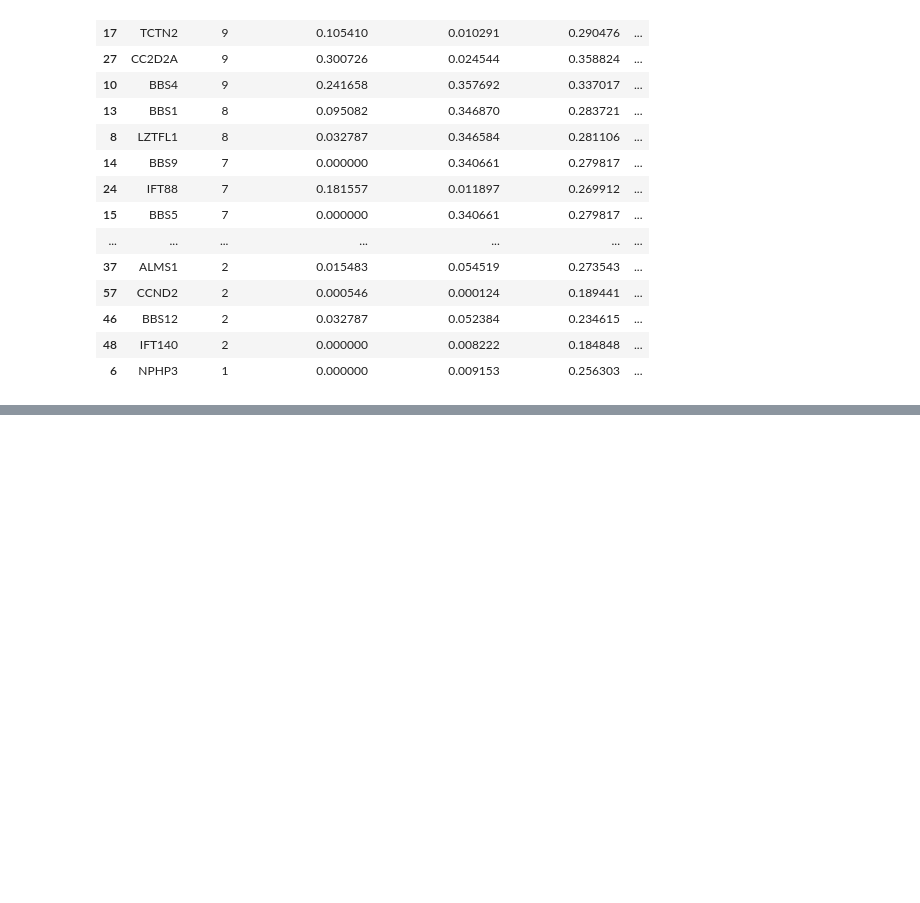
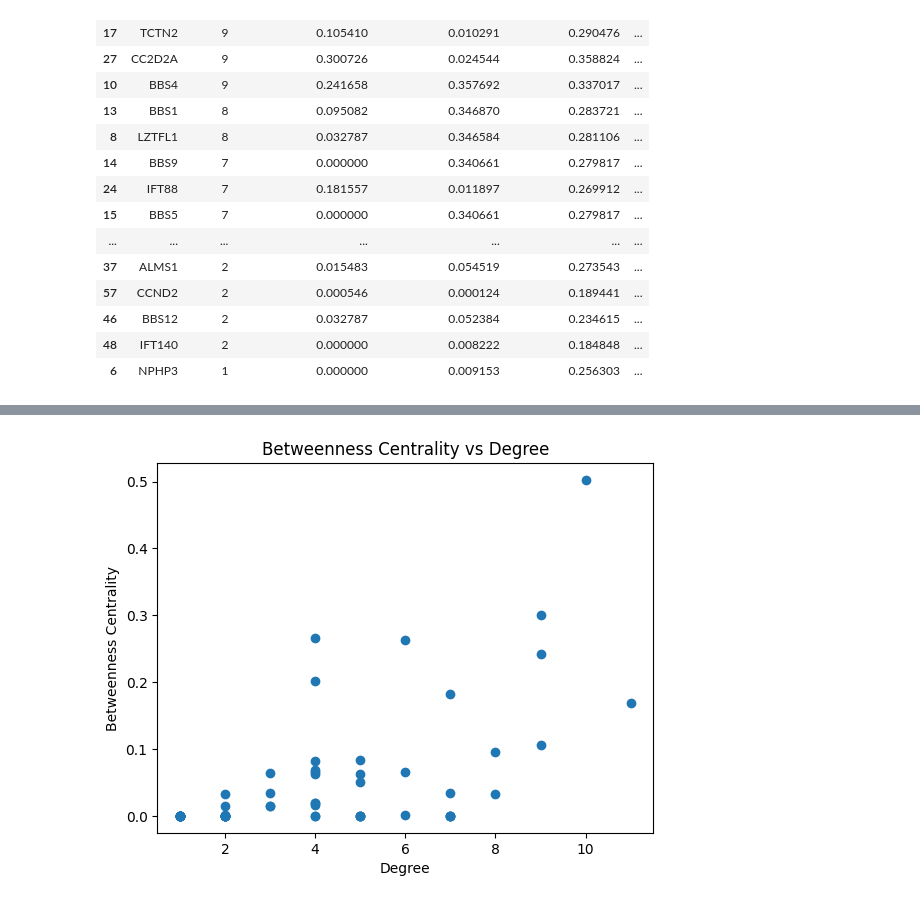
Before and after one commit to jonasbarth/bi-nm-final-project, a Jupyter notebook: main.ipynb, the cells around one changed output, grey strips where cells are left out. Drawn from its saved outputs; the diff is of its cells as text; code cells hidden in the pictures; blank space fills up the shorter version.

Commit message:
#1 PPI and GDA * plot betweenness centrality vs degree plot and explain it * explain network summary dataframe

```diff
--- a/main.ipynb
+++ b/main.ipynb
@@ -268,0 +272,8 @@ display(network_summary_df.head(50))
+# %%
+plt.scatter(network_summary_df.degree, network_summary_df.betweenness_centrality)
+plt.xlabel("Degree")
+plt.ylabel("Betweenness Centrality")
+plt.title("Betweenness Centrality vs Degree")
+plt.savefig("betweenness_centrality_vs_degree.eps", format="eps")
+# %% [output]
+[figure, added]
```
Also changed, not shown: parts of 2 cells of this notebook.
